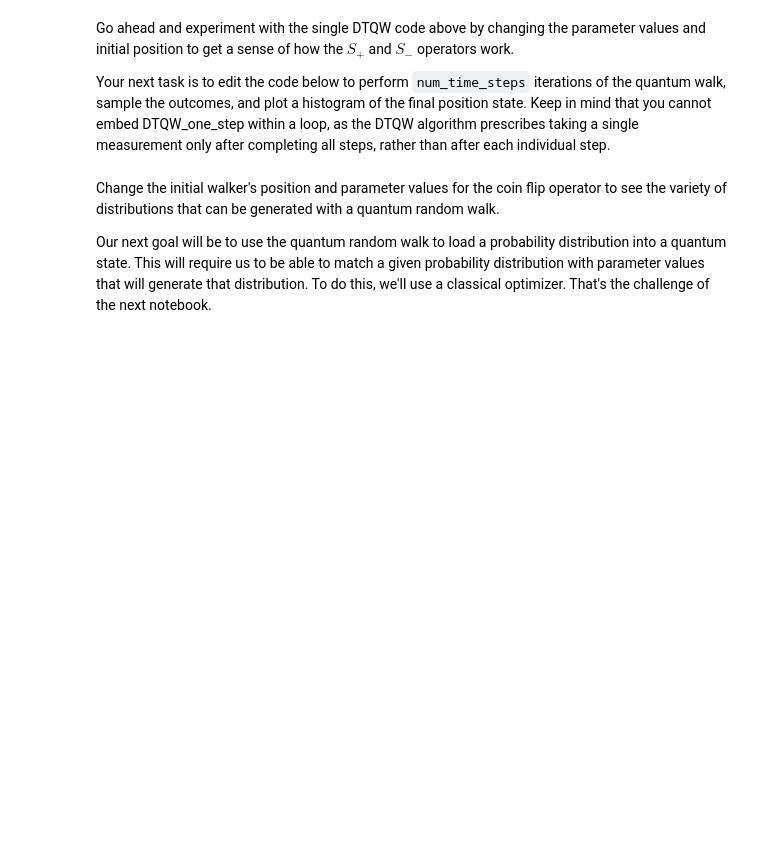
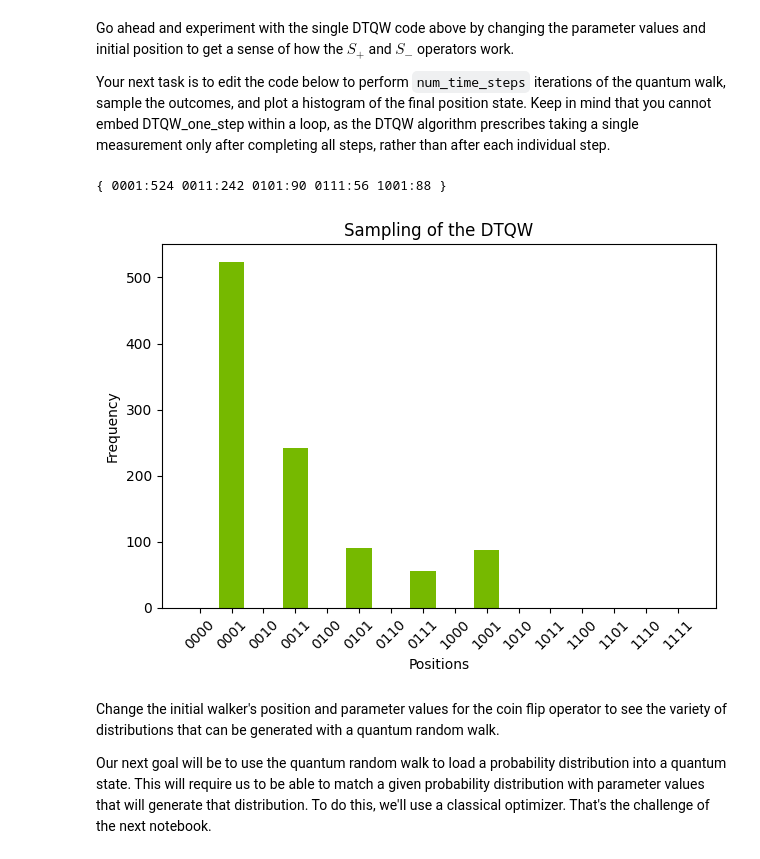
Before and after one commit to wolfatthegate/Cuda-Q-tutorials, a Jupyter notebook: cuda-q-academic-main/quick-start-to-quantum/03_quick_start_to_quantum.ipynb, the cells around one changed output. Cells and saved outputs as stored; diff of their text form; code cells hidden in the pictures; blank space fills up the shorter version.

```diff
--- a/cuda-q-academic-main/quick-start-to-quantum/03_quick_start_to_quantum.ipynb
+++ b/cuda-q-academic-main/quick-start-to-quantum/03_quick_start_to_quantum.ipynb
@@ -455,33 +481,48 @@ num_qubits = 4
 
 # EDIT CODE BELOW THIS LINE
 
 @cudaq.kernel()
 def DTQW_multi_step(num_qubits: int, theta : float, phi : float, lam : float, num_time_steps : int):
     walker_qubits = cudaq.qvector(num_qubits)
     coin_qubit = cudaq.qvector(1)
     # Initial walker state |0101>
     x(walker_qubits[1])
     x(walker_qubits[3])
 
     # Initial coin state
     #h(coin_qubit[0]) #Uncomment this line to start with a superposition of heads and tails instead of |0>
 
     # Flip the coin num_time_steps and shift the walker accordingly
+    for _ in range(num_time_steps):
 
+        # One quantum walk step
+        # Coin operation F=u3
+        u3(theta, phi, lam, coin_qubit)
 
+        # Walker's position change
+        # Shift right (S+) when the coin is |1>
+        cudaq.control(INC, coin_qubit[0], walker_qubits)
 
+        # Shift left (S-) when the coin is |0>
+
+        x(coin_qubit[0])
+        cudaq.control(DEC, coin_qubit[0], walker_qubits)
+        x(coin_qubit[0])
 
     # Measure the state of the walker
     mz(walker_qubits)
 
 # EDIT CODE ABOVE THIS LINE
 
 # Sample the kernel for the quantum walk
 result_multi_step = cudaq.sample(DTQW_multi_step, num_qubits, theta, phi, lam, num_time_steps, shots_count=1000)
 print(result_multi_step)
 
 # Draw the histogram of the results after one step
 plot_results(result_multi_step, num_qubits)
+# %% [output]
+{ 0001:524 0011:242 0101:90 0111:56 1001:88 }
+[figure, added]
 # %% [markdown]
 Change the initial walker's position and parameter values for the coin flip operator to see the variety of distributions that can be generated with a quantum random walk.
 
```
Also changed, not shown: parts of 8 cells of this notebook, 3 other files.
